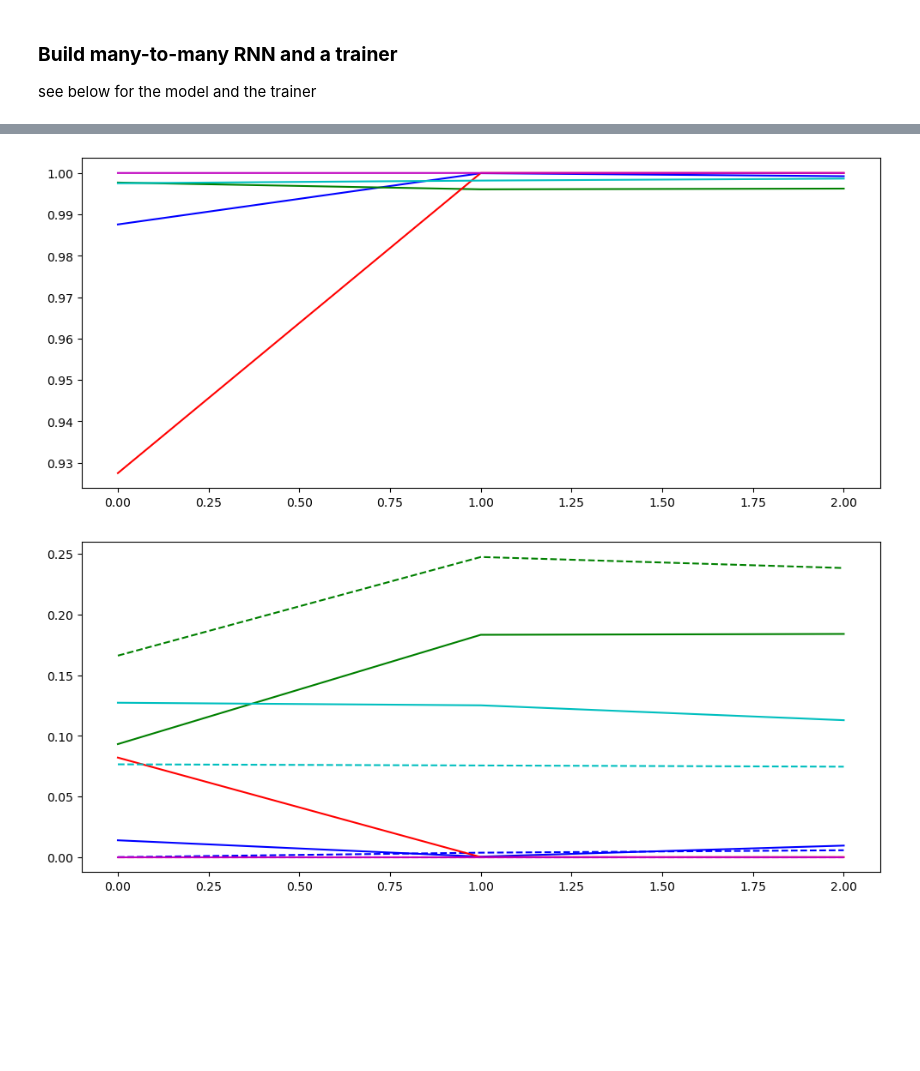
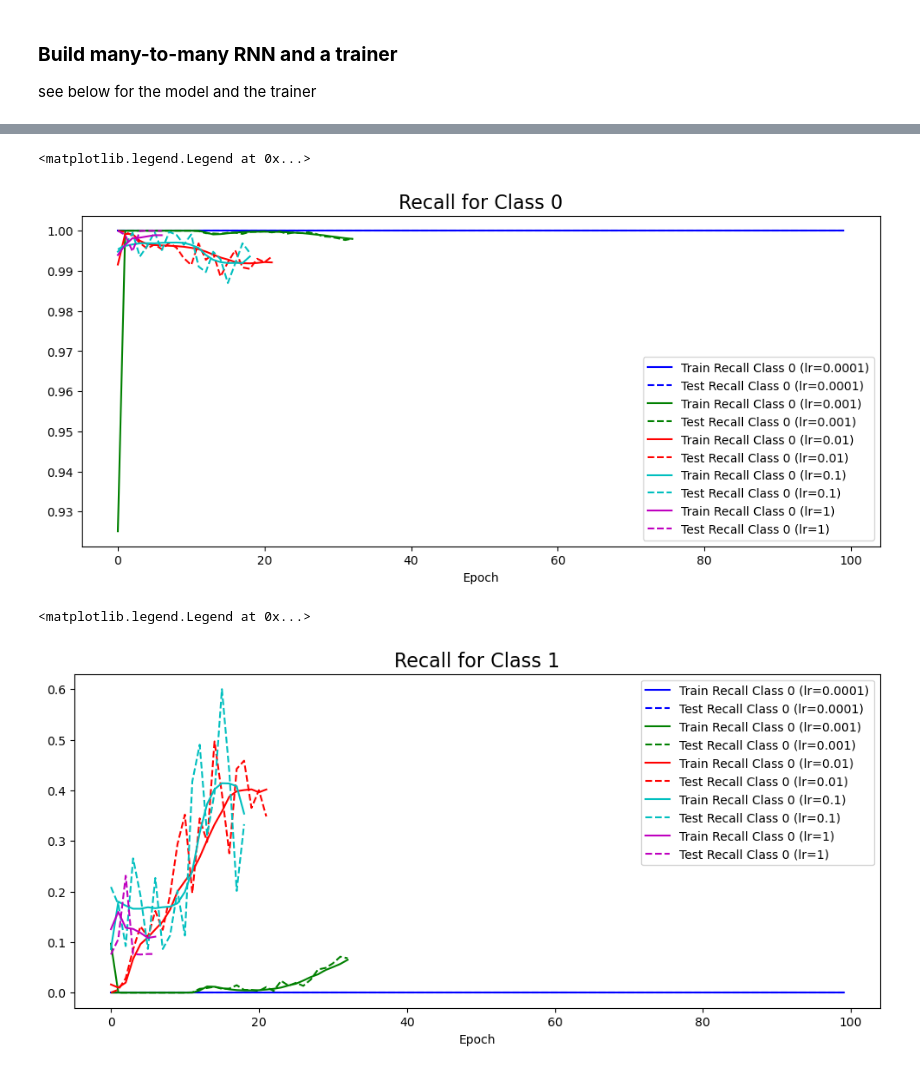
Before and after one commit to zche2/Ge166_code, a Jupyter notebook: HW4/HW4_RNN.ipynb, the cells around one changed output, grey strips where cells are left out. Saved outputs shown, nothing was run; the diff lists cells and outputs as text; code cells hidden in the pictures; blank space fills up the shorter version.

```diff
--- a/HW4/HW4_RNN.ipynb
+++ b/HW4/HW4_RNN.ipynb
@@ -304,6 +318,15 @@ np.savez(
     train_recalls_all = train_recalls_all,
     test_recalls_all  = test_recalls_all
 )
+# %%
+# load data
+data = np.load("rnn_training_metrics.npz", allow_pickle=True)
+train_losses_all = data["train_losses_all"].item()
+test_losses_all  = data["test_losses_all"].item()
+train_precisions_all = data["train_precisions_all"].item()
+test_precisions_all  = data["test_precisions_all"].item()
+train_recalls_all = data["train_recalls_all"].item()
+test_recalls_all  = data["test_recalls_all"].item()
 # %%
 # plot loss
 lrs_new = [0.0001, 0.001, 0.01, 0.1, 1]
@@ -342,20 +375,30 @@ for i, lr in enumerate(lrs_new):
 # %%
 # recall for class 0
 plt.figure(figsize=(12, 5))
 for i, lr in enumerate(lrs_new):
     train_recalls = np.array(train_recalls_all[lr])
     test_recalls  = np.array(test_recalls_all[lr])
     plt.plot(train_recalls[:, 0], color=colors[i], label=f'Train Recall Class 0 (lr={lr})')
-    # plt.plot(test_recalls[:, 0], color=colors[i], linestyle='--', label=f'Test Recall Class 0 (lr={lr})')
+    plt.plot(test_recalls[:, 0], color=colors[i], linestyle='--', label=f'Test Recall Class 0 (lr={lr})')
+
+plt.title('Recall for Class 0', fontsize=16)
+plt.xlabel('Epoch')
+plt.legend()
 # %% [output]
+<matplotlib.legend.Legend at 0x...>
-[figure, old version]
+[figure, new version]
 # %%
-# recall for class 1
+# recall for class 0
 plt.figure(figsize=(12, 5))
 for i, lr in enumerate(lrs_new):
     train_recalls = np.array(train_recalls_all[lr])
     test_recalls  = np.array(test_recalls_all[lr])
-    plt.plot(train_recalls[:, 1], color=colors[i], label=f'Train Recall Class 1 (lr={lr})')
-    plt.plot(test_recalls[:, 1], color=colors[i], linestyle='--', label=f'Test Recall Class 1 (lr={lr})')
+    plt.plot(train_recalls[:, 1], color=colors[i], label=f'Train Recall Class 0 (lr={lr})')
+    plt.plot(test_recalls[:, 1], color=colors[i], linestyle='--', label=f'Test Recall Class 0 (lr={lr})')
+
+plt.title("Recall for Class 1", fontsize=16)
+plt.xlabel('Epoch')
+plt.legend()
 # %% [output]
+<matplotlib.legend.Legend at 0x...>
-[figure, old version]
+[figure, new version]
```
Also changed, not shown: parts of 4 cells of this notebook, 1 other file.
